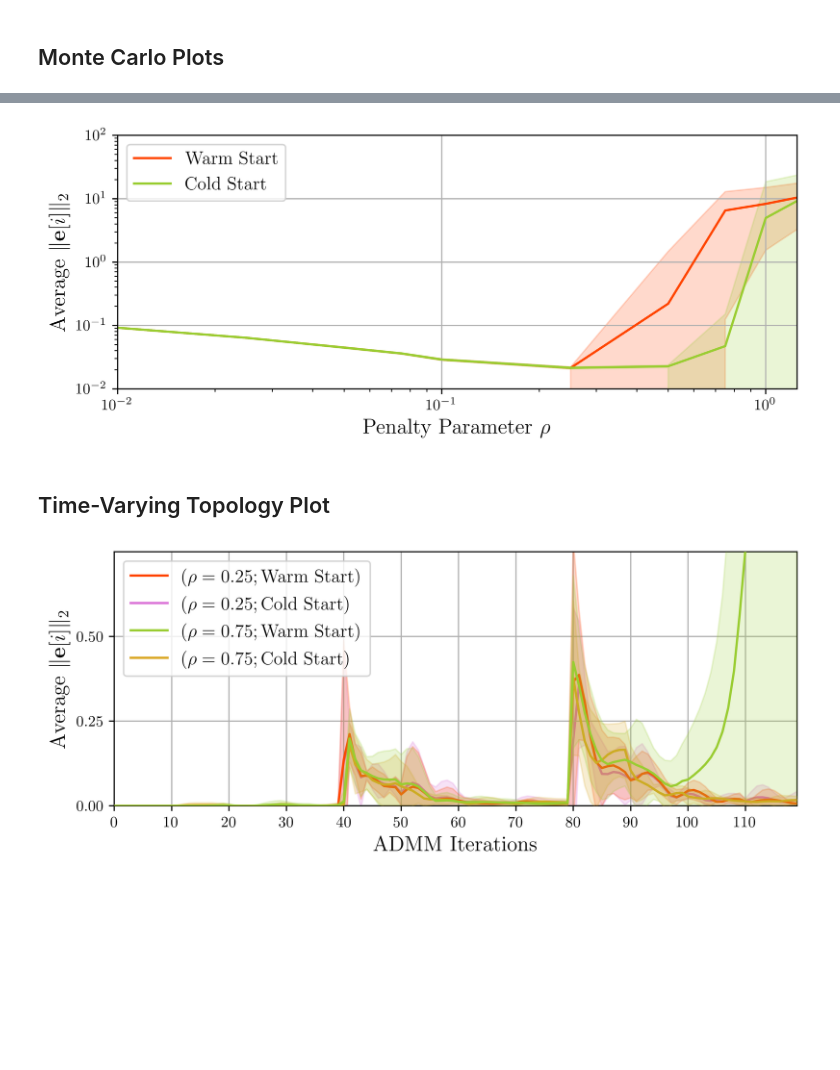
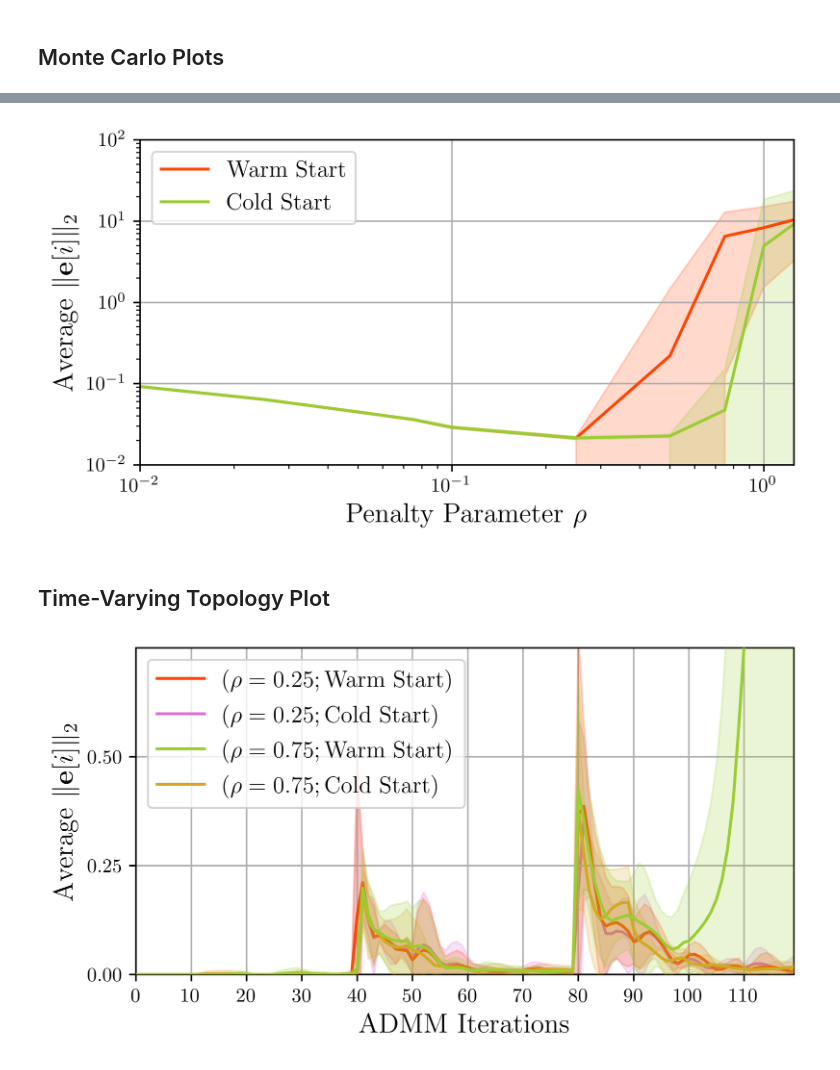
Before and after one commit to VishnuVijay56/MAS_FDIR_Implementation, a Jupyter notebook: data_plotter.ipynb, the cells around one changed output, grey strips where cells are left out. Saved outputs shown, nothing was run; the diff lists cells and outputs as text; code cells hidden in the pictures; blank space fills up the shorter version.

```diff
--- a/data_plotter.ipynb
+++ b/data_plotter.ipynb
@@ -14,6 +14,8 @@ n_iter = n_admm * n_scp
 num_faulty = 6
 num_nominal = 14
 num_agents = num_faulty + num_nominal
+chosen_fig_size = (6,3)
+fig_type = "svg"
 # %% [markdown]
 ## Noise Effect Plot
 # %%
@@ -284,29 +286,29 @@ for i, rho in enumerate(rho_data):
 # %%
 ### Plot
 
-fig = plt.figure(dpi=500, figsize=(8,3))
+fig = plt.figure(dpi=500, figsize=chosen_fig_size)
 ax = fig.add_subplot()
 ax.plot(rho_data, ws_m[:], c='orangered', label=r"\textnormal{Warm Start}")
 ax.fill_between(rho_data, ws_lb, ws_ub, alpha=0.2, color='orangered')
 ax.plot(rho_data, cs_m[:], c='yellowgreen', label=r"\textnormal{Cold Start}")
 ax.fill_between(rho_data, cs_lb, cs_ub, alpha=0.2, color='yellowgreen')
 ax.set_yscale('log')
 ax.set_xscale('log')
 ax.set_ylim((1e-2, 1e2))
 ax.set_xlim((1e-2, 1.25e0))
 ax.set_title("")
 ax.set_xlabel(r"$\textnormal{Penalty Parameter } \rho $", fontsize=14)
 ax.set_ylabel(r"$\textnormal{Average } \| \mathbf{e}[i] \|_2$", fontsize=14)
 ax.legend(loc='upper left', fancybox=True, fontsize=12)
 ax.grid(True)
 
 # Save Figure
 dt_string = datetime.now().strftime("%Y_%m_%d-%H_%M_%S")
-fname_err = "final_fig/static/monte_carlo-dynamic-" + dt_string + ".svg"
+fname_err = "final_fig/discrete/monte_carlo-dynamic-" + dt_string + "." + fig_type
 if save_err:
     plt.savefig(fname_err, dpi=500, bbox_inches='tight')
 # %% [output]
-[figure, old version]
+[figure, new version]
 # %% [markdown]
 ## Time-Varying Topology Plot
 # %%
@@ -451,7 +453,7 @@ plt.rcParams.update({
                     })
 
 # Prelims
-err_fig = plt.figure(dpi=500, figsize=(8,3))
+err_fig = plt.figure(dpi=500, figsize=chosen_fig_size)
 ax_err = err_fig.add_subplot()
 areas = [None] * 4
 lines = [None] * 4
@@ -508,8 +510,8 @@ ax_err.grid(True)
 
 # Save Figure
 dt_string = datetime.now().strftime("%Y-%m-%d_%H-%M-%S")
-fname_err = "final_fig/discrete/compare_err_conv-dyn-" + dt_string + ".svg"
+fname_err = "final_fig/discrete/compare_err_conv-dyn-" + dt_string + "." + fig_type
 if save_err:
     plt.savefig(fname_err, dpi=500, bbox_inches='tight')
 # %% [output]
-[figure, old version]
+[figure, new version]
```
Also changed, not shown: parts of 2 cells of this notebook, 7 other files.
